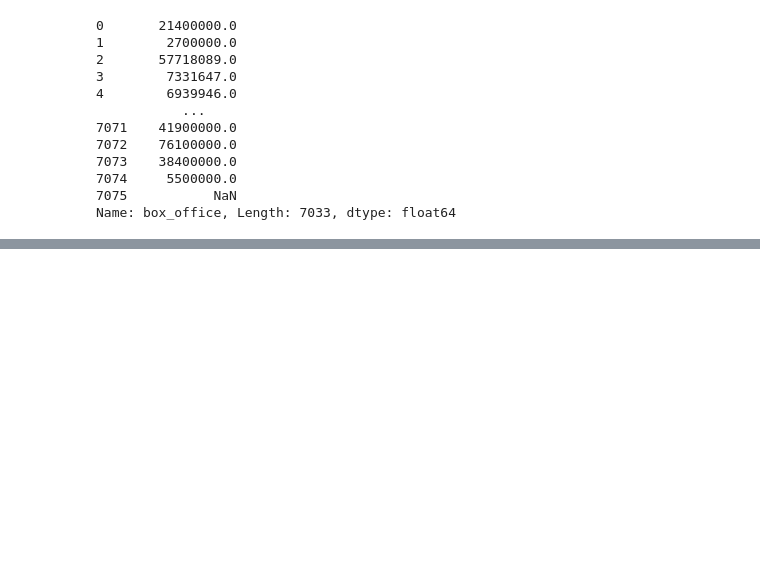
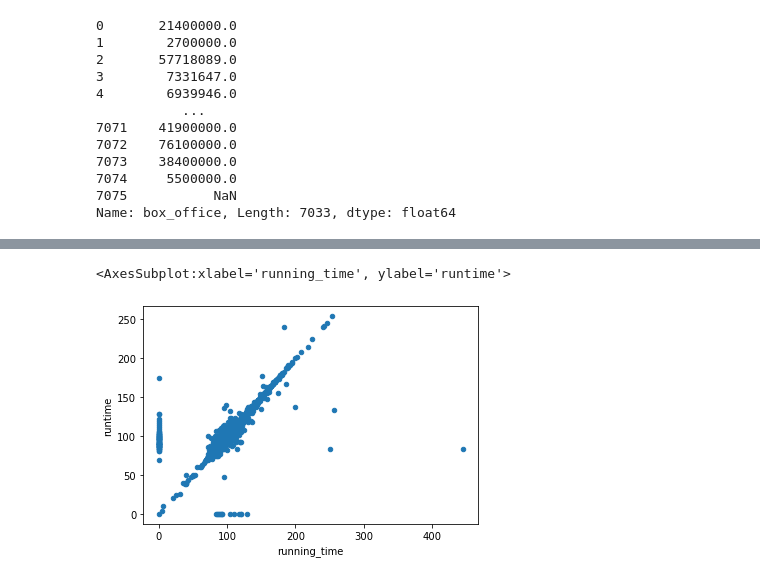
Before and after one commit to lingahoang/Movies_ETL, a Jupyter notebook: Clean_data_Practice.ipynb, the cells around one changed output, grey strips where cells are left out. Saved outputs shown, nothing was run; the diff lists cells and outputs as text; code cells hidden in the pictures; blank space fills up the shorter version.

Commit message:
first merged completed

```diff
--- a/Clean_data_Practice.ipynb
+++ b/Clean_data_Practice.ipynb
@@ -804,0 +805,5 @@ Name: rating, dtype: float64
+# %%
+# 8.4.1 Merge Wikipedia and aggle Metadata
+# Check data to make sure which columns are redundant
+movies_df = pd.merge(wiki_movies_df, kaggle_metadata, on='imdb_id', suffixes=['_wiki','_kaggle'])
+movies_df
@@ -804,0 +886,7 @@ Name: rating, dtype: float64
+# %%
+# Running time
+# Fill in missing values with zero and make the scatter plot:
+movies_df.fillna(0).plot(x='running_time', y='runtime', kind='scatter')
+# %% [output]
+<AxesSubplot:xlabel='running_time', ylabel='runtime'>
+[figure, added]
```
Also changed, not shown: parts of 99 cells of this notebook.
